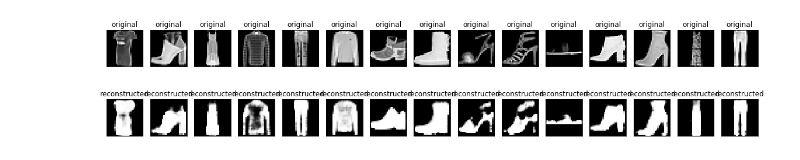
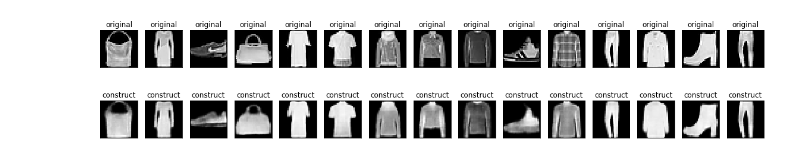
Before and after one commit to Chevron9/iannwtf, a Jupyter notebook: 7/homework7.ipynb, the cells around one changed output. Saved outputs shown, nothing was run; the diff lists cells and outputs as text; code cells hidden in the pictures.

```diff
--- a/7/homework7.ipynb
+++ b/7/homework7.ipynb
@@ -176,16 +202,18 @@ class Transpose_layer(Layer):
 # %%
 class Encoder(Model):
 
-    def __init__(self):
+    def __init__(self): #todo: consider upping filter sizes!
         super(Encoder, self).__init__()
 
         self.hidden = [
-            CNN_layer(16,strides=2), # 14
-            CNN_layer(8,strides=2), # 7
+            CNN_layer(32,strides=2), # 14
+            CNN_layer(16,strides=2), # 7x7x8
             tf.keras.layers.Flatten(),
-            tf.keras.layers.Dense(units=20, activation=tf.keras.activations.relu),
+            Dense_layer(7*7*16),
+            tf.keras.layers.Dense(units=20, activation=tf.keras.activations.relu), #1x1x10
         ]
 
+    @tf.function
     def call(self,x,training):
         for i in self.hidden:
             x = i(x,training=training)
@@ -201,11 +229,11 @@ class Decoder(Model):
         super(Decoder, self).__init__()
 
         self.hidden = [
-            tf.keras.layers.Dense(units=392, activation=tf.keras.activations.relu),
-            tf.keras.layers.Reshape((7,7,8)),
+            Dense_layer(7*7*16),
+            tf.keras.layers.Reshape((7,7,16)),
 
-            Transpose_layer(8), # 4
-            Transpose_layer(16), # 8
+            Transpose_layer(16), # 4
+            Transpose_layer(32), # 8
         ]
 
         self.conv_1 = tf.keras.layers.Conv2D(filters = 1,
@@ -217,13 +245,13 @@ class Decoder(Model):
                                          bias_initializer = 'zeros',
                                          kernel_regularizer = None)
 
-
+    @tf.function
     def call(self,x,training):
         for i in self.hidden:
             x = i(x,training=training)
 
-        x = tf.image.resize(x, [28,28], method=tf.image.ResizeMethod.BILINEAR, preserve_aspect_ratio=False,
-                            antialias=False, name=None) # https://github.com/tensorflow/tensorflow/issues/6720
+        #x = tf.image.resize(x, [28,28], method=tf.image.ResizeMethod.BILINEAR, preserve_aspect_ratio=False,
+        #                    antialias=False, name=None) # https://github.com/tensorflow/tensorflow/issues/6720
 
         x = self.conv_1(x)
 
@@ -243,7 +271,9 @@ class Auto_encoder(Model):
             Decoder(),
         ]
 
+    @tf.function
     def call(self,x,training):
-        for i in self.hidden:
-            x = i(x,training=training)
+        x = self.hidden[0](x,training)
+        # print("Embedding is ",x)
+        x = self.hidden[1](x,training)
         return x
@@ -296,7 +316,7 @@ def test_step(model, test_data, loss_function):
 tf.keras.backend.clear_session()
 
 ### Hyperparameters
-num_epochs = 10
+num_epochs = 30
 learning_rate = tf.optimizers.schedules.ExponentialDecay(0.001, 5000, 0.97, staircase=True) #polynomial?
 running_average_factor = 0.95
 
@@ -391,28 +411,28 @@ Epoch: __ 5
 # %%
 images = model(data,training=False).numpy()
 
 x_test = list(map(lambda x: x[0], test_ds))
 x_test = tfds.as_numpy(test_ds)
 n = 15
 plt.figure(figsize=(20, 4))
 for i in range(n):
   #display original
   ax = plt.subplot(2, n, i + 1)
   plt.imshow(np.squeeze(data[i]))
   plt.title("original")
   plt.gray()
   ax.get_xaxis().set_visible(False)
   ax.get_yaxis().set_visible(False)
 
   # display reconstruction
   ax = plt.subplot(2, n, i + 1 + n)
   #ax = plt.subplot(2, n, i + 1)
   # print(images[i].shape)
   plt.imshow(np.squeeze(images[i]))
-  plt.title("reconstructed")
+  plt.title("construct")
   plt.gray()
   ax.get_xaxis().set_visible(False)
   ax.get_yaxis().set_visible(False)
 plt.show()
 # %% [output]
-[figure, old version]
+[figure, new version]
```
Also changed, not shown: parts of 9 cells of this notebook, 2 other files.
